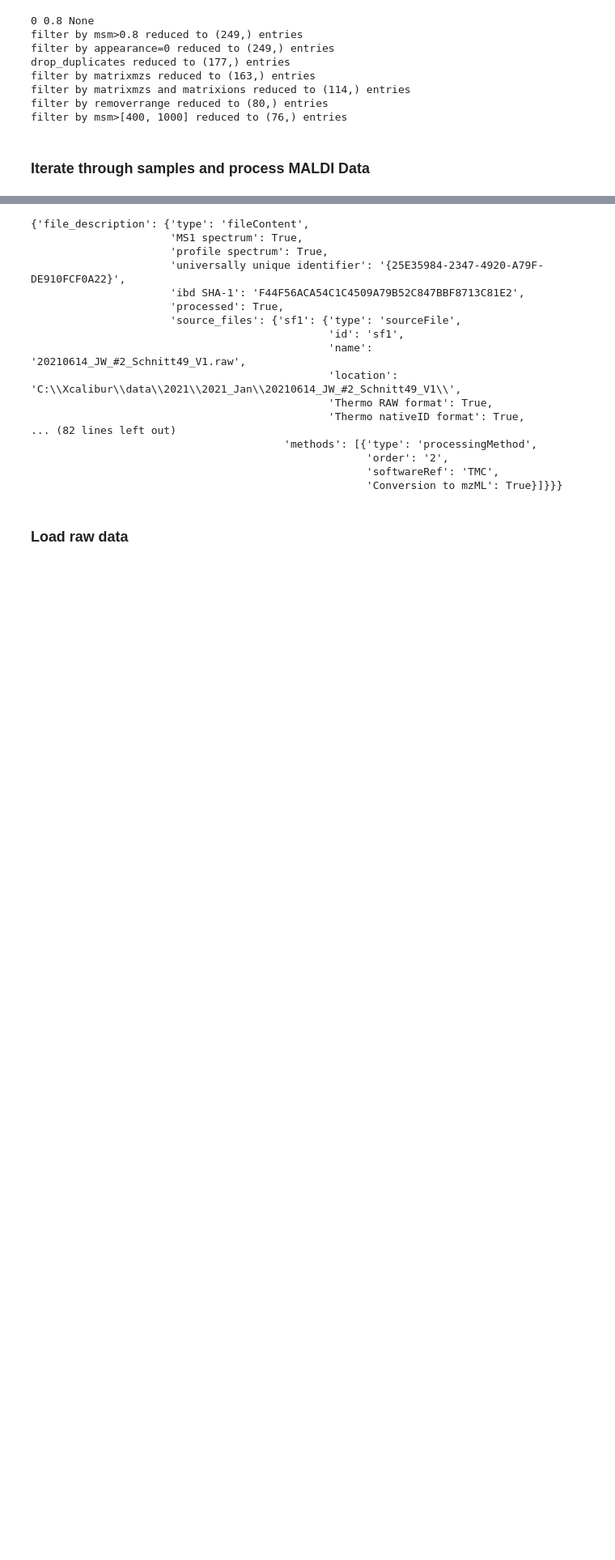
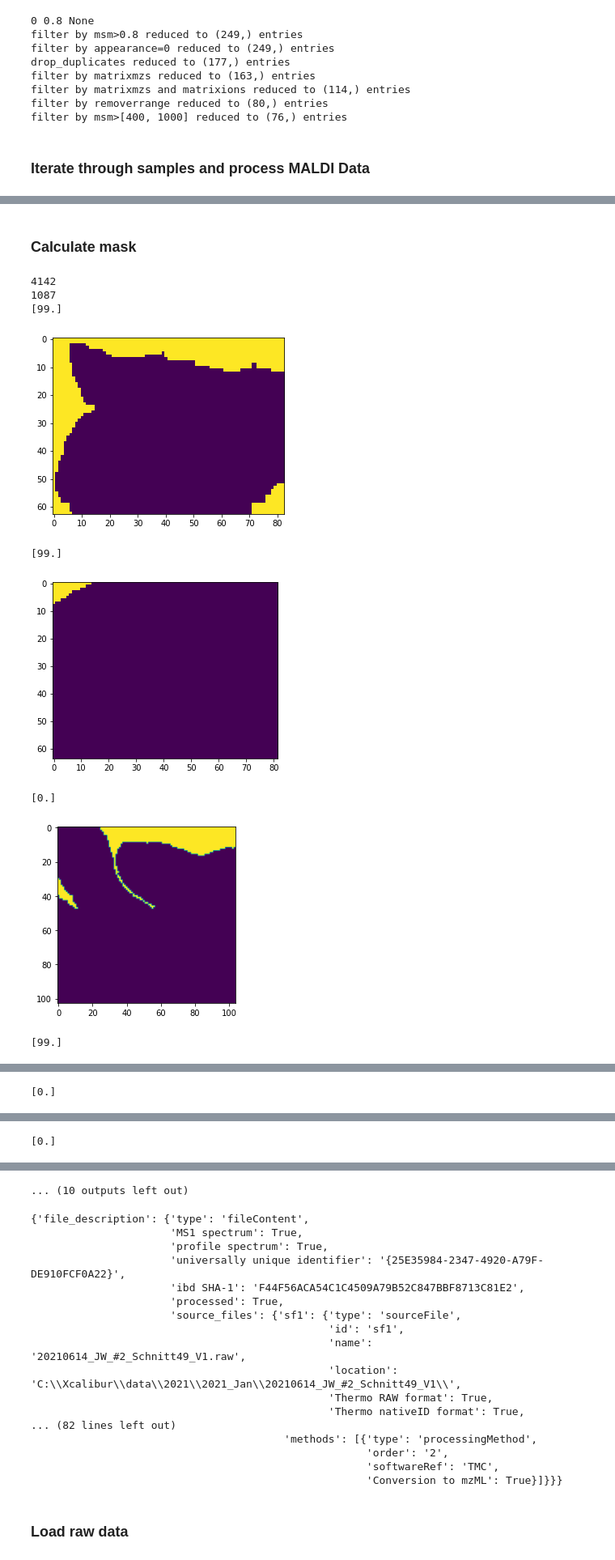
Before and after one commit to youngster/pyproIMS, a Jupyter notebook: paper_script.ipynb, the cells around one changed output, grey strips where cells are left out. Shown at 81% size. Cells and saved outputs as stored; diff of their text form; code cells hidden in the pictures; blank space fills up the shorter version.

```diff
--- a/paper_script.ipynb
+++ b/paper_script.ipynb
@@ -12,6 +13,9 @@ import os
 # %%
 raw_data_folder = '/data/datadata/40_MALDI/MALDI/'
 #'/data/pt_02040/MyelinQuantificationProject/raw_data/MALDI/'
+background_mask_folder = '/data/datadata/40_MALDI/MALDI/coregistration/'
+#'/data/pt_02040/MyelinQuantificationProject/coregistration/'
+
 results_folder = 'expdata/final/'
 #'/data/pt_02040/MyelinQuantificationProject/results_final/
 
@@ -44,10 +48,13 @@ MALDI_parameters = {
 }
 MALDI_results = {
     'selected_mzs' : [],
+    'shape' : [],
     'TIC' : [],
     'mean_spectrum' : [],
     'center_of_mass' : [],
-    'mzmaps' : []
+    'mzmaps' : [],
+    'background_data' : [],
+    'tissue_data' : []
 }
 # %% [markdown]
 ### Set METASPACE parameters
@@ -154,6 +161,7 @@ for msm in filterparams['msm']:
 			mydataset.data.insert(0, 'index', np.arange(1,mydataset.data.shape[0]+1))
 			mydataset.data.to_csv(name + '.csv', columns = ['index', 'ionFormula', 'ion', 'mz', 'msm', 'rhoSpatial', 'rhoSpectral', 'moc', 'fdr', 'moleculeNames', 'moleculeGroups'])
 			MALDI_results['selected_mzs'] = np.unique(mydataset.data.mz.values)
+            n_peaks = len(MALDI_results['selected_mzs'])
 # %% [output]
 0 0.8 None
 filter by msm>0.8 reduced to (249,) entries
@@ -171,20 +179,27 @@ for sample_index in range(len(samples)):
     if not os.path.isfile(paths[sample_index]):
         paths[sample_index] = paths[sample_index].split('.')[0] + '_validated.' + paths[sample_index].split('.')[1]
     M = MALDI(paths[sample_index], resolution = MALDI_parameters['resolution'], n_processes = MALDI_parameters['n_processes'])
+    print('number of pixels', len(M.indices))
+    print('image shape', M.shape)
     ### GET RAW DATA ###
     M_raw = rawMALDI(M.filename, M.resolution, M.Range, M.n_processes)
     print('mass range', M_raw.Range)
-    print('number of pixels', len(M_raw.data_spectrum))
-    print('image shape', M_raw.shape)
+    MALDI_results['shape'].append(M_raw.shape)
     ### NORMALIZE DATA ###
     MALDI_results['TIC'].append(M_raw.normalize(algorithm = MALDI_parameters['normalize'], return_map = True))
     ### CALCULATE BINNED DATA ###
     M_binned = binnedMALDI(M.filename, M.resolution, M.Range, M.n_processes, data_spectrum = M_raw.data_spectrum)
-
-    MALDI_results['mean_spectrum'].append(np.mean(M_binned_big.data_histo, axis = 0))
+    ### CALCULATE MEAN SPECTRUM ###
+    MALDI_results['mean_spectrum'].append(np.mean(M_binned.data_histo, axis = 0))
+    ### CALCULATE CENTER OF MASS ###
     MALDI_results['center_of_mass'].append(M_raw.center_of_mass(massrange = (550,900)))
-    imgstack = []
-    for mz in MALDI_results['selected_mzs']:
-        imgstack.append(M_raw.get_2D(M_raw.massvec(mz)))
+    ### CALCULATE MZ MAPS ###
+    imgstack = np.zeros((M.shape[0], M.shape[1], n_peaks))
+    for peak in range(n_peaks):
+        imgstack[:,:,peak] = M_raw.get_2D(M_raw.massvec(MALDI_results['selected_mzs'][peak]))
     MALDI_results['mzmaps'].append(imgstack)
+    ### LOAD INITIAL BACKGROUND MASKS ###
+    mask = nib.load(background_mask_folder + samples[sample_index].split('_')[0] + '/inputs/' + 'MALDI_' + samples[sample_index].split('_')[0] + '_' + samples[sample_index].split('_')[1] + '_' + samples[sample_index].split('_')[2] + '_background_mask.nii.gz').get_fdata()
+    MALDI_results['background_data'].append(imgstack[mask[:,:,0]!=0, :])
+    MALDI_results['tissue_data'].append(imgstack[mask[:,:,0]==0, :])
 # %% [output]
@@ -195,0 +209,16 @@ image shape [63 83]
+# %% [markdown]
+### Calculate mask
+# %%
+print(len(MALDI_results['background_data'][0]))
+print(len(MALDI_results['tissue_data'][0]))
+samples = np.loadtxt(results_folder + 'samples.csv', dtype = str)#pattern: 'brain{sample}re_{section}_{ROI}
+# %% [output]
+4142
+1087
+[99.]
+[figure, added]
+[99.]
+[figure, added]
+[0.]
+[figure, added]
+[99.]
@@ -195,0 +226 @@ image shape [63 83]
+[0.]
@@ -195,0 +228 @@ image shape [63 83]
+[0.]
@@ -196,3 +230,4 @@ image shape [63 83]
+... (10 outputs left out)
 # %%
 M.print_metadata()
 # %% [output]
```
Also changed, not shown: parts of 3 cells of this notebook.
